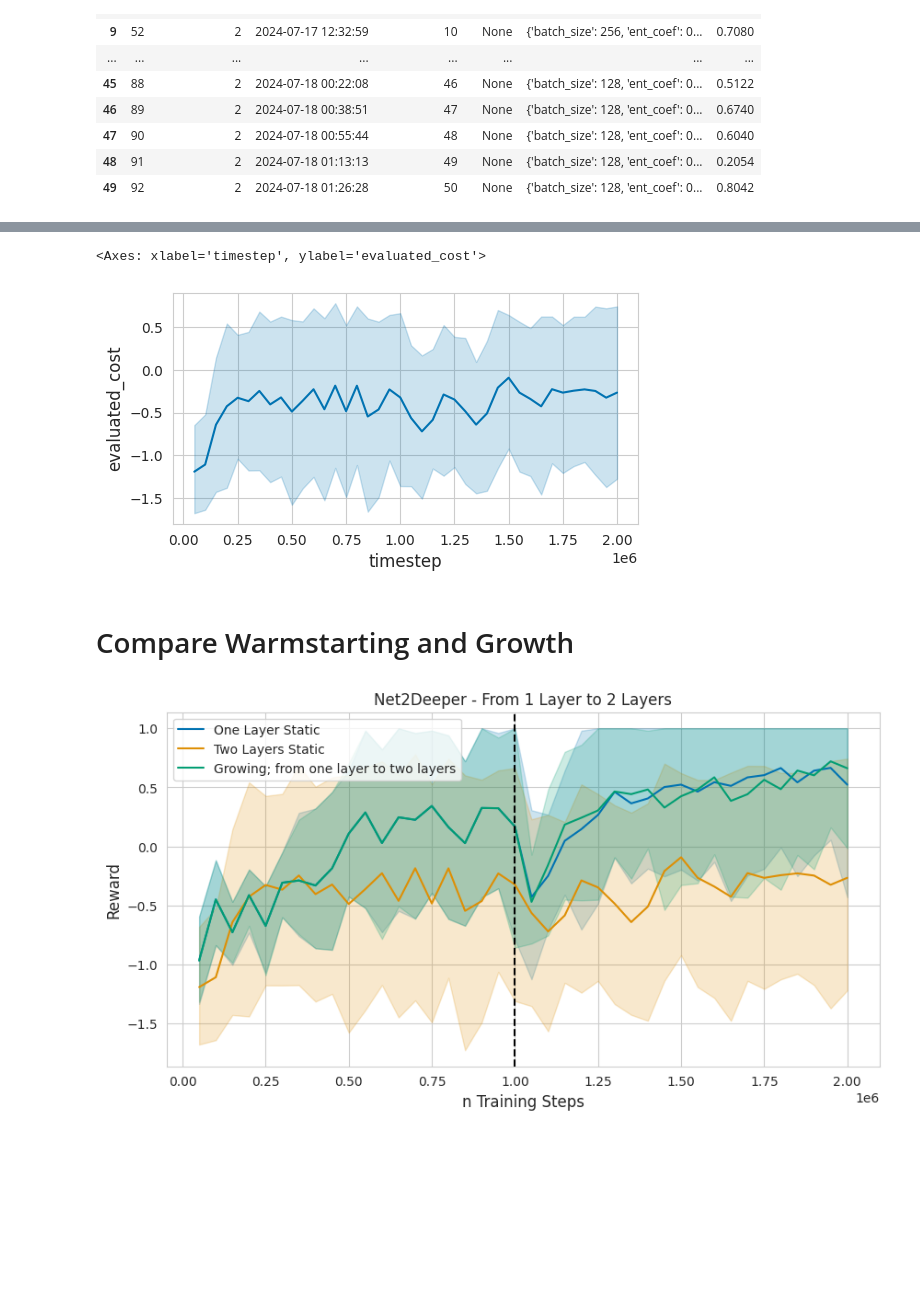
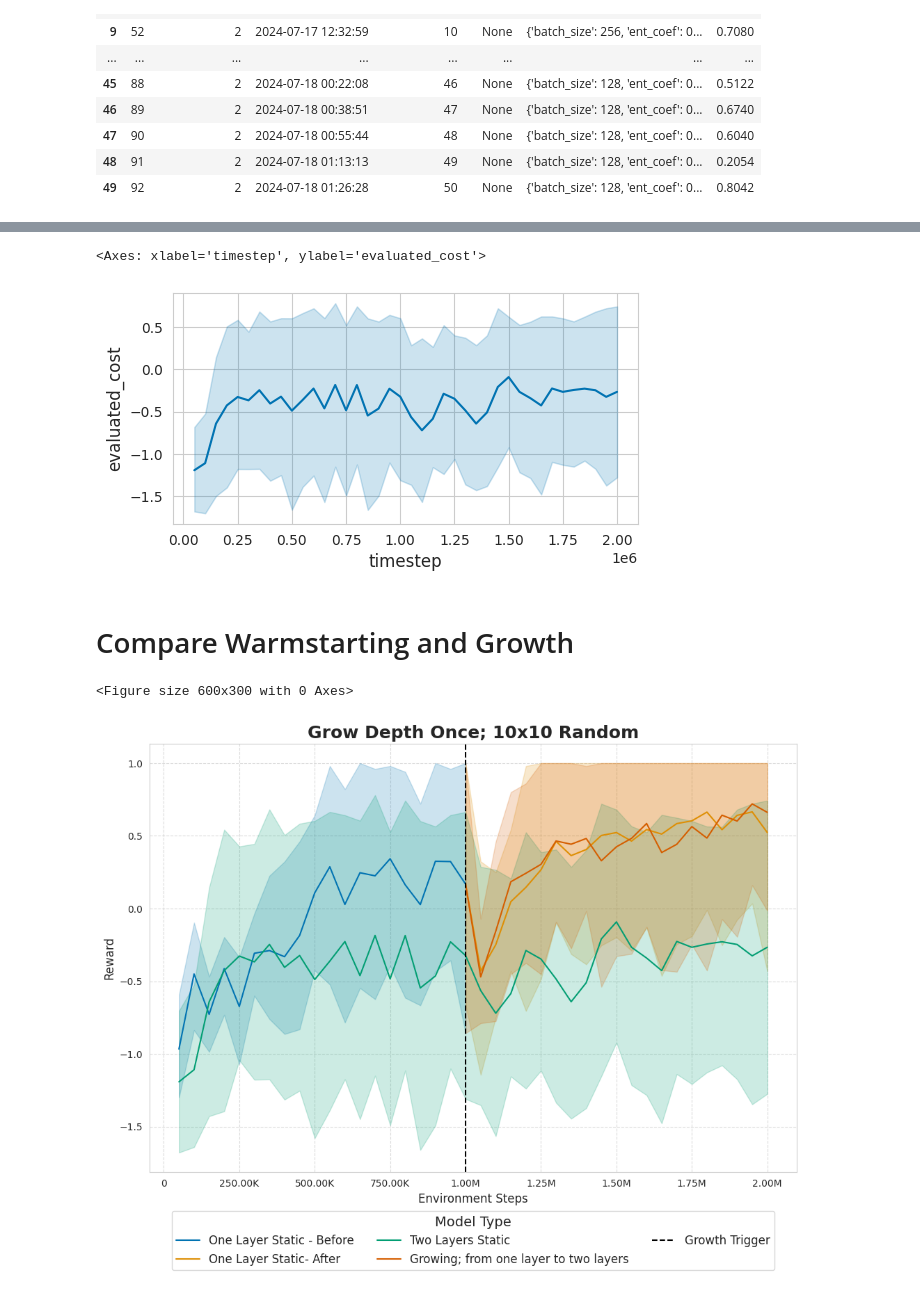
Before and after one commit to automl/GrowNN, a Jupyter notebook: plotting/minihack/grow_depth_once/plot_grow_depth_once.ipynb, the cells around one changed output, grey strips where cells are left out. Cells and saved outputs as stored; diff of their text form; code cells hidden in the pictures; blank space fills up the shorter version.

Commit message:
Update plots

```diff
--- a/plotting/minihack/grow_depth_once/plot_grow_depth_once.ipynb
+++ b/plotting/minihack/grow_depth_once/plot_grow_depth_once.ipynb
@@ -206,5 +216,5 @@ hyperparameter_str_identifier    {'batch_size': 128, 'ent_coef': 3.035832575602.
 cost                                                                       -0.8006
 Name: 85, dtype: object
 # %%
-training_process_after_warmstarting = get_logtable(databse_name, table_name, "training_process", "baselines/blackbox_only_hpo_1_layer/config/blackbox_only_hpo.yaml")
+training_process_after_warmstarting = get_logtable(databse_name, table_name, "training_process", "baselines/minihack/blackbox_warmstart_hpo_1_layer/config/hpo_warmstart.yaml")
 # %% [output]
@@ -251,7 +261,7 @@ sns.lineplot(data=training_process_after_warmstarting, x="timestep", y="evaluate
 # %%
 # Plot Combination of Before and After Growth, first concat the dataframes, and increase the timestep of the second dataframe by the maximum timestep of the first dataframe
 training_process_after_warmstarting["timestep"] += training_process_after_warmstarting["timestep"].max()
-combined_warmstarted = pd.concat([relevat_training_process_before_growth, training_process_after_warmstarting])
+combined_warmstarted = pd.concat([last_time_step_data, training_process_after_warmstarting])
 sns.lineplot(data=combined_warmstarted, x="timestep", y="evaluated_cost")
 # %% [output]
 <Axes: xlabel='timestep', ylabel='evaluated_cost'>
@@ -263,6 +273,6 @@ table_name_2_layer_initial = 'incumbent_gen_2_layers'
 table_name_2_layer_warmstarting = 'hpo_warmstart_2_layers'
 # %%
 # Get SMAC Tables
-smac_table_2_layer_initial = get_logtable(databse_name, table_name_2_layer_initial, "smac_callbacks", "baselines/blackbox_only_hpo_1_layer/config/blackbox_only_hpo.yaml")
-smac_table_2_layer_warmstarting = get_logtable(databse_name, table_name_2_layer_warmstarting, "smac_callbacks", "baselines/blackbox_only_hpo_1_layer/config/blackbox_only_hpo.yaml")
+smac_table_2_layer_initial = get_logtable(databse_name, table_name_2_layer_initial, "smac_callbacks", "baselines/minihack/blackbox_warmstart_hpo_1_layer/config/hpo_warmstart.yaml")
+smac_table_2_layer_warmstarting = get_logtable(databse_name, table_name_2_layer_warmstarting, "smac_callbacks", "baselines/minihack/blackbox_warmstart_hpo_1_layer/config/hpo_warmstart.yaml")
 # %% [output]
@@ -315,6 +325,6 @@ incumbent_trial_number_2_layer_initial = smac_table_2_layer_initial_minimal_cost
 incumbent_trial_number_2_layer_warmstarting = smac_table_2_layer_warmstarting_minimal_cost_row["trial_number"] - 1
 # %%
 # Extract Training process tables
-training_process_2_layer_initial = get_logtable(databse_name, table_name_2_layer_initial, "training_process", "baselines/blackbox_only_hpo_1_layer/config/blackbox_only_hpo.yaml")
-training_process_2_layer_warmstarting = get_logtable(databse_name, table_name_2_layer_warmstarting, "training_process", "baselines/blackbox_only_hpo_1_layer/config/blackbox_only_hpo.yaml")
+training_process_2_layer_initial = get_logtable(databse_name, table_name_2_layer_initial, "training_process", "baselines/minihack/blackbox_warmstart_hpo_1_layer/config/hpo_warmstart.yaml")
+training_process_2_layer_warmstarting = get_logtable(databse_name, table_name_2_layer_warmstarting, "training_process", "baselines/minihack/blackbox_warmstart_hpo_1_layer/config/hpo_warmstart.yaml")
 # %% [output]
@@ -366,6 +376,6 @@ See the caveats in the documentation: https://pandas.pydata.org/pandas-docs/stab
 sns.lineplot(data=combined_2_layer, x="timestep", y="evaluated_cost")
 # %% [output]
 <Axes: xlabel='timestep', ylabel='evaluated_cost'>
-[figure, old version]
+[figure, new version]
 # %% [markdown]
 # Compare Warmstarting and Growth
@@ -381,12 +384,16 @@ def set_plot_options(x_label, y_label, title):
 # %%
-sns.lineplot(data=combined_warmstarted, x="timestep", y="evaluated_cost", label="One Layer Static")
+training_process_style()
+sns.lineplot(data=relevat_training_process_before_growth, x="timestep", y="evaluated_cost", label="One Layer Static - Before")
+sns.lineplot(data=combined_warmstarted, x="timestep", y="evaluated_cost", label="One Layer Static- After")
 sns.lineplot(data=combined_2_layer, x="timestep", y="evaluated_cost", label="Two Layers Static")
 sns.lineplot(data=combined_growed, x="timestep", y="evaluated_cost", label="Growing; from one layer to two layers")
 plt.axvline(x=1000000, color="black", linestyle="--", label = "Growth Trigger")
-set_plot_options(
-    x_label = "n Training Steps",
-    y_label = "Reward",
-    title = "Net2Deeper - From 1 Layer to 2 Layers"
-)
+plt.xlabel("Environment Steps")
+plt.ylabel("Reward")
+plt.legend(title="Model Type", fontsize=12, title_fontsize=14, loc="center", bbox_to_anchor=(0.5, -0.16), ncol=3)
+plt.grid(True, linestyle="--", alpha=0.7)
+plt.title("Grow Depth Once; 10x10 Random", fontsize=18, fontweight="bold")
+plt.savefig("plotting/minihack/grow_depth_once/grow_once_10x10_random.png", bbox_inches="tight")
 # %% [output]
+<Figure size 600x300 with 0 Axes>
-[figure, old version]
+[figure, new version]
```
Also changed, not shown: parts of 17 cells of this notebook, 2 other files.
